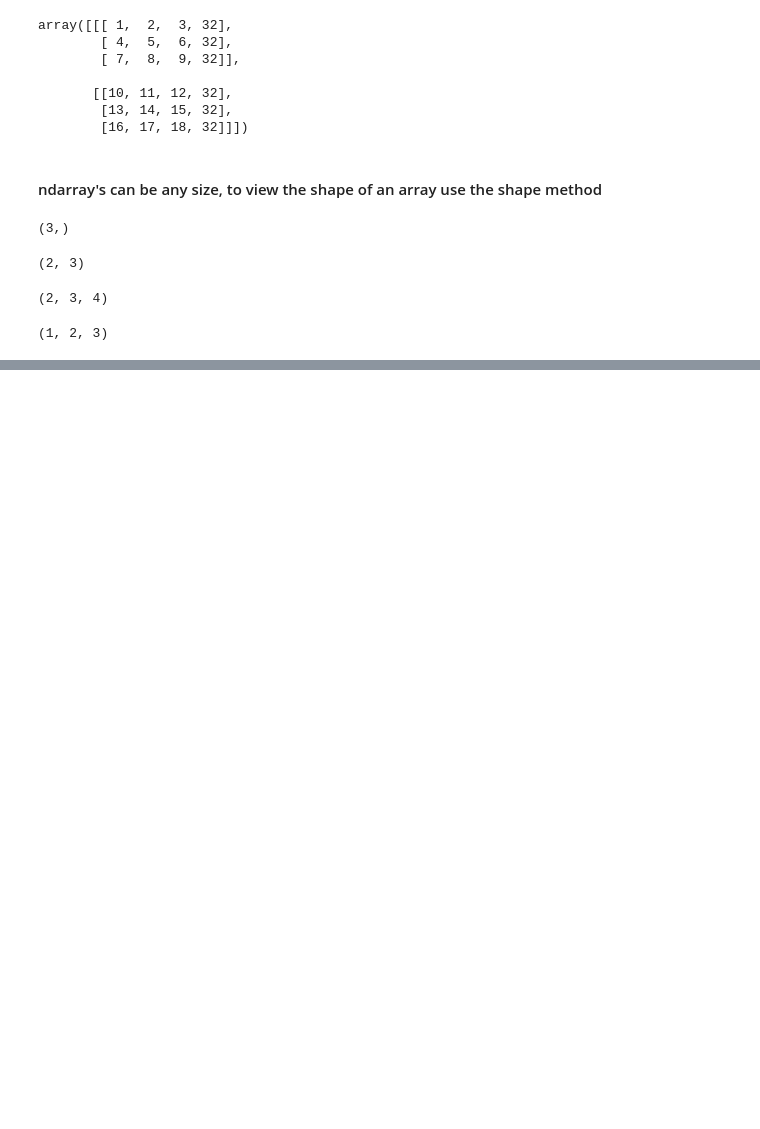
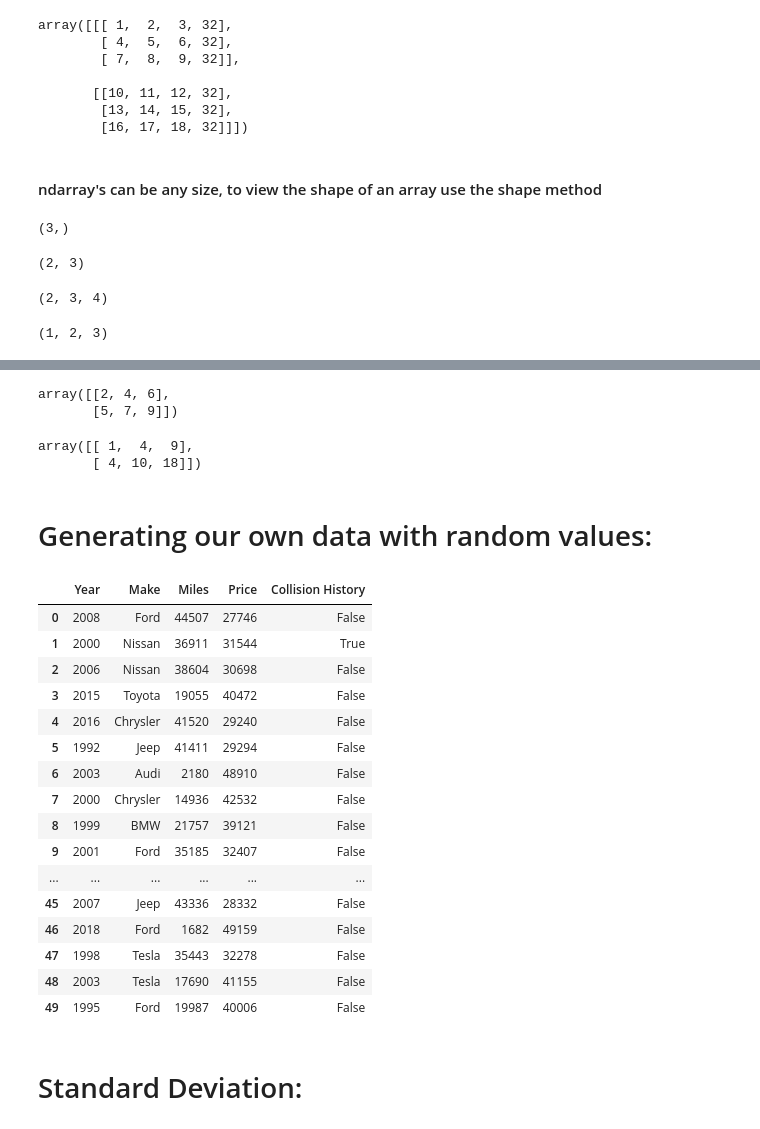
Before and after one commit to shvn22k/AIMLDSnotes, a Jupyter notebook: intro_to_numpy.ipynb, the cells around one changed output, grey strips where cells are left out. Saved outputs shown, nothing was run; the diff lists cells and outputs as text; code cells hidden in the pictures; blank space fills up the shorter version.

```diff
--- a/intro_to_numpy.ipynb
+++ b/intro_to_numpy.ipynb
@@ -76,0 +304,10 @@ a1.ndim, a2.ndim, a3.ndim
+# %%
+a1 + a2
+# %% [output]
+array([[2, 4, 6],
+       [5, 7, 9]])
+# %%
+a1 * a2
+# %% [output]
+array([[ 1,  4,  9],
+       [ 4, 10, 18]])
@@ -76,0 +318,62 @@ a1.ndim, a2.ndim, a3.ndim
+# %% [markdown]
+# Generating our own data with random values:
+# %%
+# Make empty data-frame to add random data to.
+car_data = pd.DataFrame()
+# %%
+# Setup random seed
+np.random.seed(seed=13)
+random.seed(13)
+
+# Make 1 line numpy array with 50 elements (these will be potential model years)
+model_year_array = np.random.randint(1990, 2023, (50))
+
+# Make array for car models
+potential_models = ["Toyota", "Nissan", "Honda", "Ferrari", "Audi", "BMW", "Subaru", "Jeep", "Tesla", "Ford", "Chrysler"]
+
+models_array = np.random.choice(potential_models, 50)
+
+# Make Odometer Data
+odometer_array = np.random.randint(0, 50000, (50))
+
+
+# Make pandas series' which will be used to construct dataframe
+year_series = pd.Series(model_year_array)
+make_series = pd.Series(models_array)
+odometer_series = pd.Series(odometer_array)
+
+car_data["Year"] = year_series
+car_data["Make"] = make_series
+car_data["Miles"] = odometer_series
+
+# Lets make a price column and lets also make it dependent on the mileage
+car_data["Price"] = (50000 - (0.5 * car_data["Miles"])).astype(int)
+
+# Lets make a Accident column to see if cars have been in an accident
+# Lets generate those bool values randomly but only have a 12% chance of a car having been in an accident
+probabilities = [0.12, 0.88]
+accident_array = np.random.choice([True, False], size=50, p=probabilities)
+accident_series = pd.Series(accident_array)
+car_data["Collision History"] = accident_series
+
+car_data
+# %% [output]
+|  | Year | Make | Miles | Price | Collision History |
+| 0 | 2008 | Ford | 44507 | 27746 | False |
+| 1 | 2000 | Nissan | 36911 | 31544 | True |
+| 2 | 2006 | Nissan | 38604 | 30698 | False |
+| 3 | 2015 | Toyota | 19055 | 40472 | False |
+| 4 | 2016 | Chrysler | 41520 | 29240 | False |
+| 5 | 1992 | Jeep | 41411 | 29294 | False |
+| 6 | 2003 | Audi | 2180 | 48910 | False |
+| 7 | 2000 | Chrysler | 14936 | 42532 | False |
+| 8 | 1999 | BMW | 21757 | 39121 | False |
+| 9 | 2001 | Ford | 35185 | 32407 | False |
+| ... | ... | ... | ... | ... | ... |
+| 45 | 2007 | Jeep | 43336 | 28332 | False |
+| 46 | 2018 | Ford | 1682 | 49159 | False |
+| 47 | 1998 | Tesla | 35443 | 32278 | False |
+| 48 | 2003 | Tesla | 17690 | 41155 | False |
+| 49 | 1995 | Ford | 19987 | 40006 | False |
+# %% [markdown]
+# Standard Deviation:
```
Also changed, not shown: parts of 63 cells of this notebook, 1 other file.
